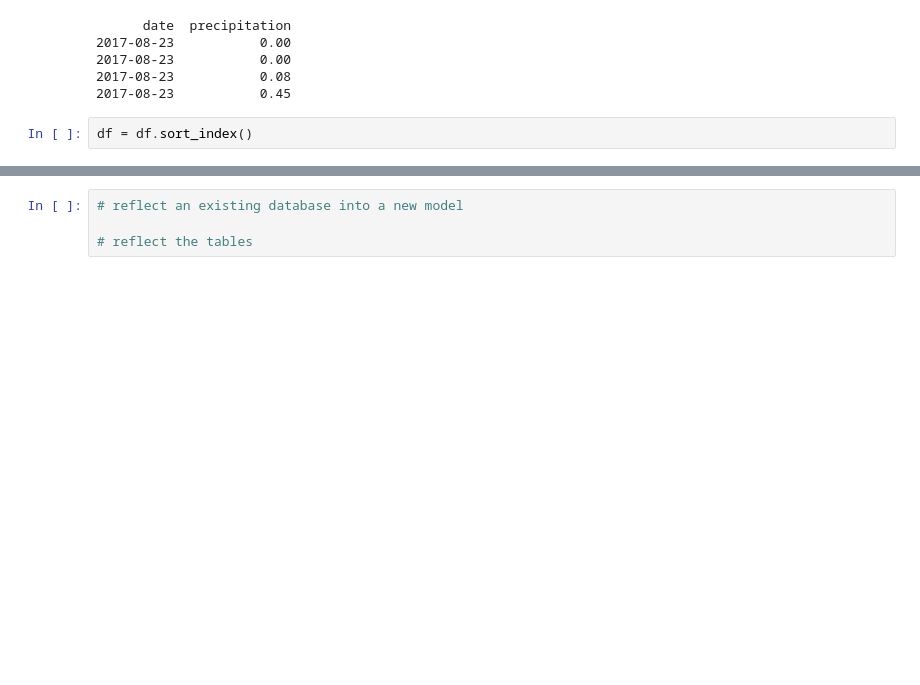
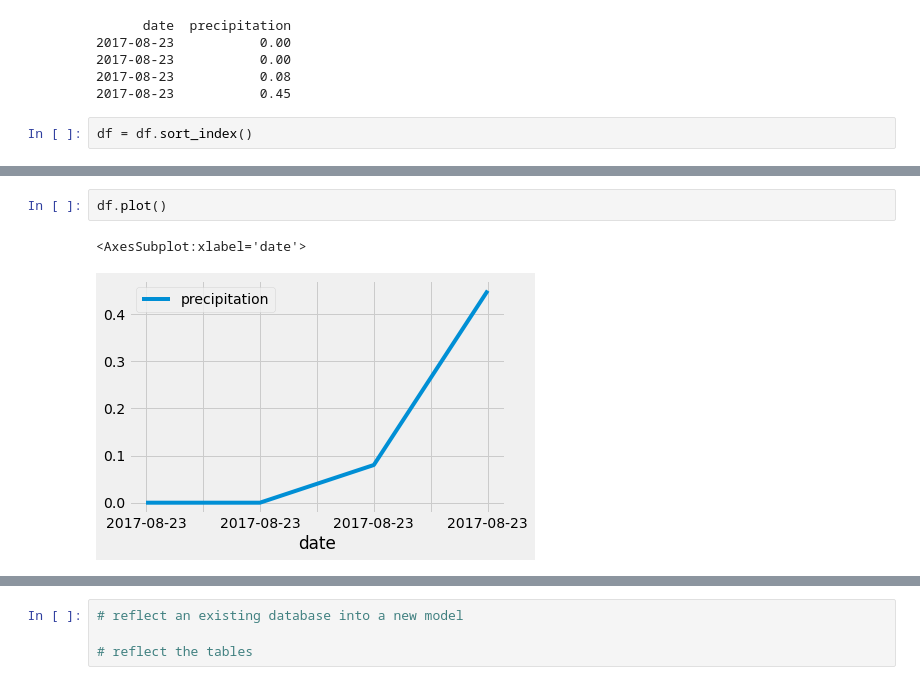
Before and after one commit to dmeah96/surfs_up, a Jupyter notebook: climate_analysis.ipynb, the cells around one changed output, grey strips where cells are left out. Cells and saved outputs as stored; diff of their text form; blank space fills up the shorter version.

```diff
--- a/climate_analysis.ipynb
+++ b/climate_analysis.ipynb
@@ -70,0 +79,5 @@ df = df.sort_index()
+# %%
+df.plot()
+# %% [output]
+<AxesSubplot:xlabel='date'>
+[figure, added]
```
Also changed, not shown: parts of 21 cells of this notebook.
